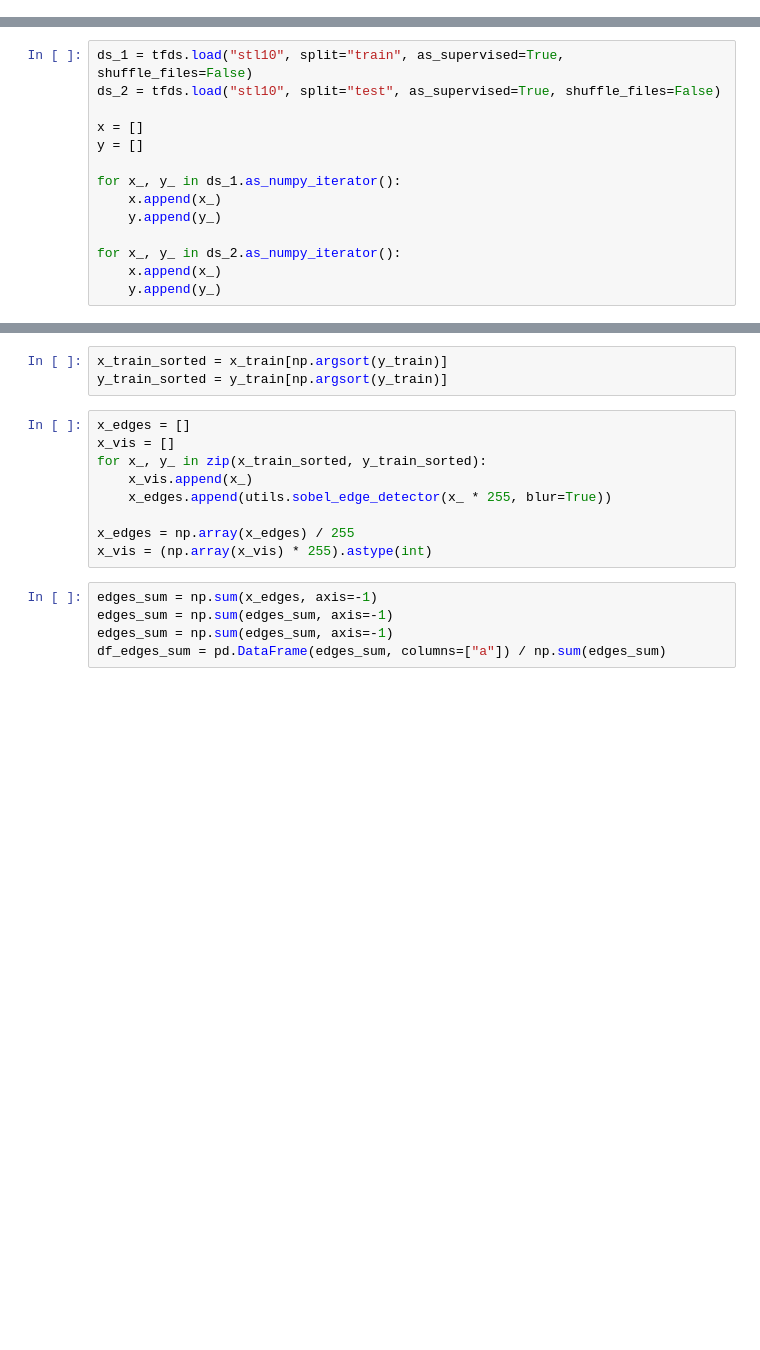
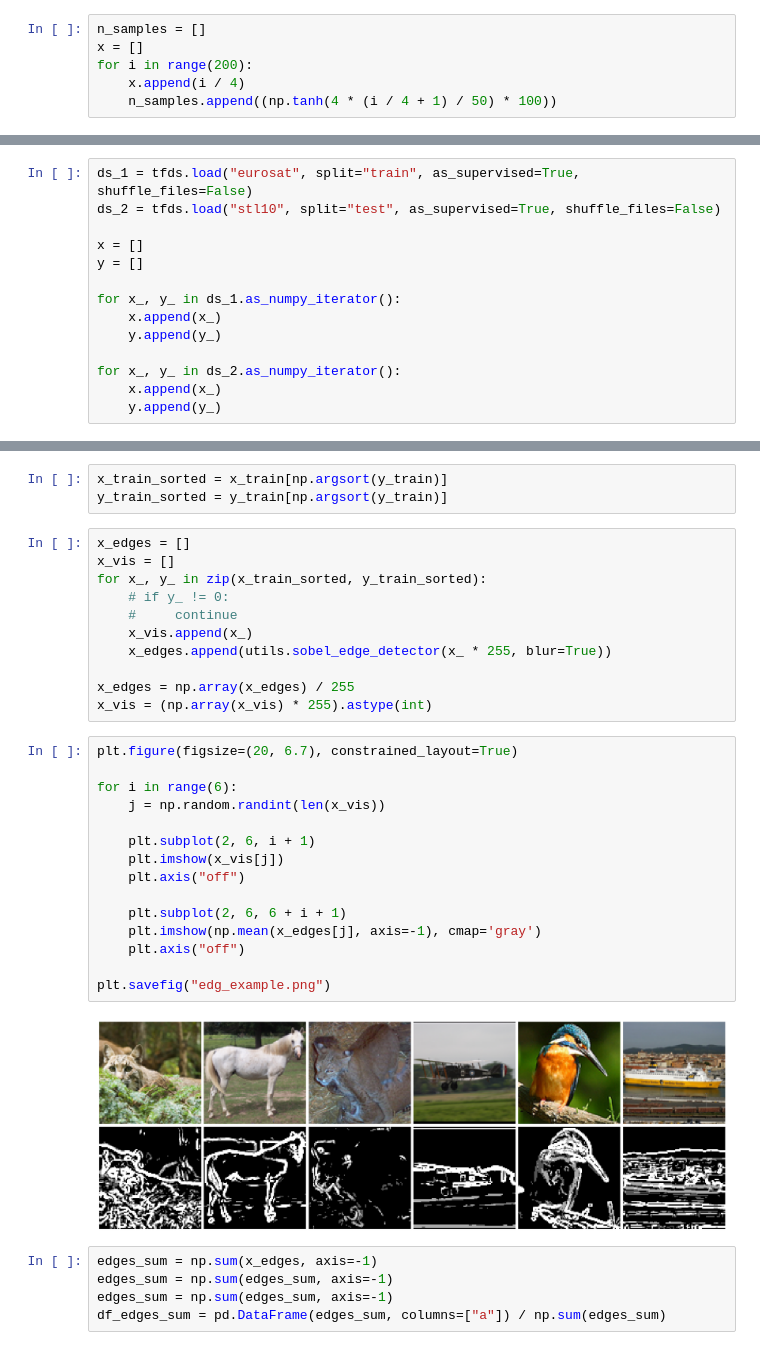
Before and after one commit to dbugajny/CurriculumLearning, a Jupyter notebook: notebooks/visual_edges.ipynb, the cells around one changed output, grey strips where cells are left out. Drawn from its saved outputs; the diff is of its cells as text; blank space fills up the shorter version.

```diff
--- a/notebooks/visual_edges.ipynb
+++ b/notebooks/visual_edges.ipynb
@@ -10,6 +10,12 @@ import tensorflow_datasets as tfds
 import matplotlib.pyplot as plt
 import seaborn as sns
 import pandas as pd
+# %%
+n_samples = []
+x = []
+for i in range(200):
+    x.append(i / 4)
+    n_samples.append((np.tanh(4 * (i / 4 + 1) / 50) * 100))
 # %%
 with open("models_hyperparameters.yaml", "r") as stream:
     models_hyperparameters = yaml.safe_load(stream)
@@ -25,7 +31,7 @@ CONFIG = config_tests["proba_best"]
 
 loss = tf.keras.losses.SparseCategoricalCrossentropy()
 # %%
-ds_1 = tfds.load("stl10", split="train", as_supervised=True, shuffle_files=False)
+ds_1 = tfds.load("eurosat", split="train", as_supervised=True, shuffle_files=False)
 ds_2 = tfds.load("stl10", split="test", as_supervised=True, shuffle_files=False)
 
 x = []
@@ -60,11 +66,30 @@ y_train_sorted = y_train[np.argsort(y_train)]
 x_edges = []
 x_vis = []
 for x_, y_ in zip(x_train_sorted, y_train_sorted):
+    # if y_ != 0:
+    #     continue
     x_vis.append(x_)
     x_edges.append(utils.sobel_edge_detector(x_ * 255, blur=True))
 
 x_edges = np.array(x_edges) / 255
 x_vis = (np.array(x_vis) * 255).astype(int)
+# %%
+plt.figure(figsize=(20, 6.7), constrained_layout=True)
+
+for i in range(6):
+    j = np.random.randint(len(x_vis))
+
+    plt.subplot(2, 6, i + 1)
+    plt.imshow(x_vis[j])
+    plt.axis("off")
+
+    plt.subplot(2, 6, 6 + i + 1)
+    plt.imshow(np.mean(x_edges[j], axis=-1), cmap='gray')
+    plt.axis("off")
+
+plt.savefig("edg_example.png")
+# %% [output]
+[figure, added]
 # %%
 edges_sum = np.sum(x_edges, axis=-1)
 edges_sum = np.sum(edges_sum, axis=-1)
```
Also changed, not shown: parts of 5 cells of this notebook, 3 other files.
